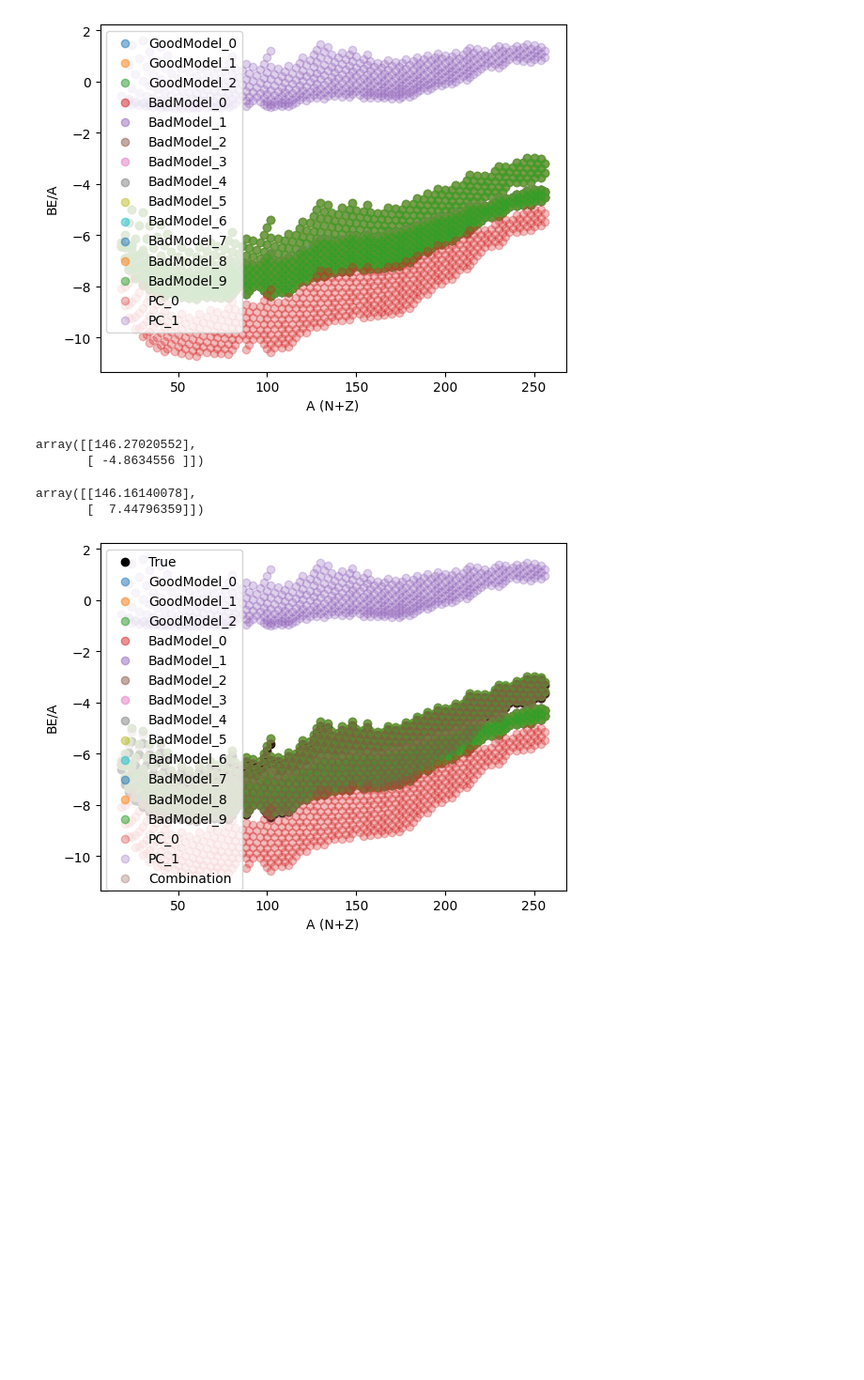
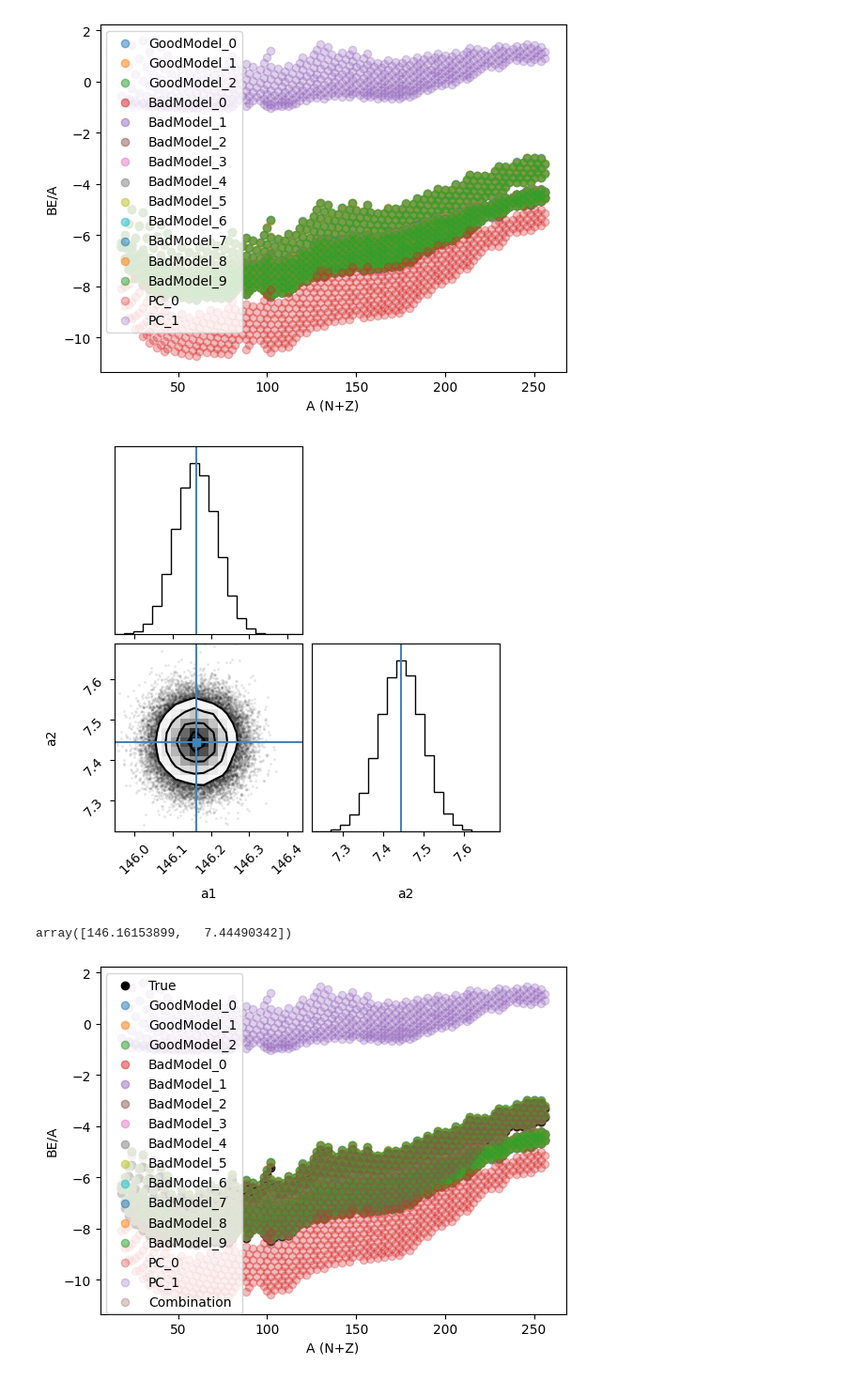
Before and after one commit to ascsn/ModelOrthogonalization, a Jupyter notebook: ToyExample/toymodelsExperiments.ipynb, the cells around one changed output. Shown at 94% size. Cells and saved outputs as stored; diff of their text form; code cells hidden in the pictures; blank space fills up the shorter version.

Commit message:
Building more graphs

```diff
--- a/ToyExample/toymodelsExperiments.ipynb
+++ b/ToyExample/toymodelsExperiments.ipynb
@@ -502,13 +653,28 @@ results_min=np.linalg.lstsq(U_hat, masses_truth.values[:,None], rcond=None)[0]
-# %%
-results_min
-# %% [output]
-array([[146.27020552],
-       [ -4.8634556 ]])
-# %%
-results_min
-# %% [output]
-array([[146.16140078],
-       [  7.44796359]])
+# %%
+X=np.copy(U_hat).T
+y=np.copy(masses_truth.tolist())
+# %%
+# 1) Find the least square solution
+X_T_X_inv = np.linalg.inv(X.dot(X.T))
+beta = X_T_X_inv.dot(X).dot(y)
+supermodel=X.T.dot(beta)
+
+# 2) Construct the covariance matrix
+residuals = y - supermodel
+sigma_squared = np.sum(residuals**2) / len(residuals)
+cov_matrix = sigma_squared * X_T_X_inv
+
+# 3) Make a corner plot
+samples = np.random.multivariate_normal(beta, cov_matrix, size=50000)
+figure = corner.corner(samples, labels=[f'a{i}' for i in range(1, len(beta) + 1)], truths=beta)
+
+plt.show()
+# %% [output]
+[figure, added]
+# %%
+beta
+# %% [output]
+array([146.16153899,   7.44490342])
 # %%
 # for key in models_output.keys():
 #     plt.scatter(x = models_output_df["A"], y = models_output_df[key], label = key, alpha = 0.3)
```
Also changed, not shown: parts of 31 cells of this notebook, 1 other file.
